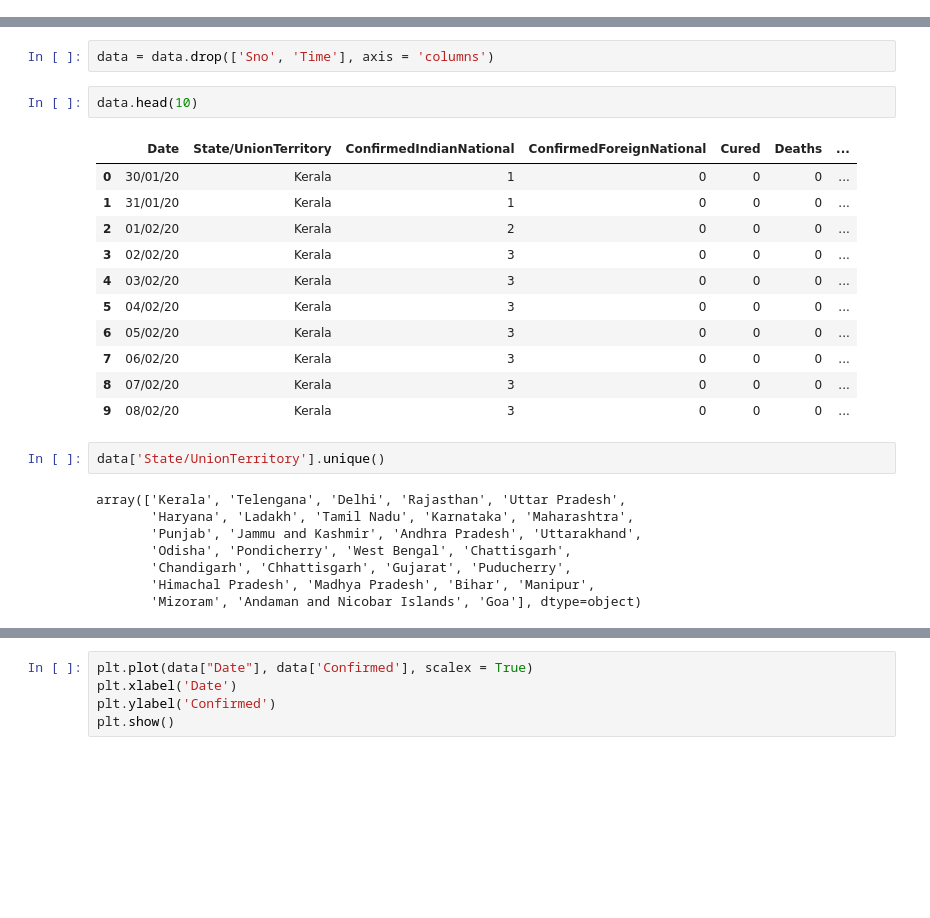
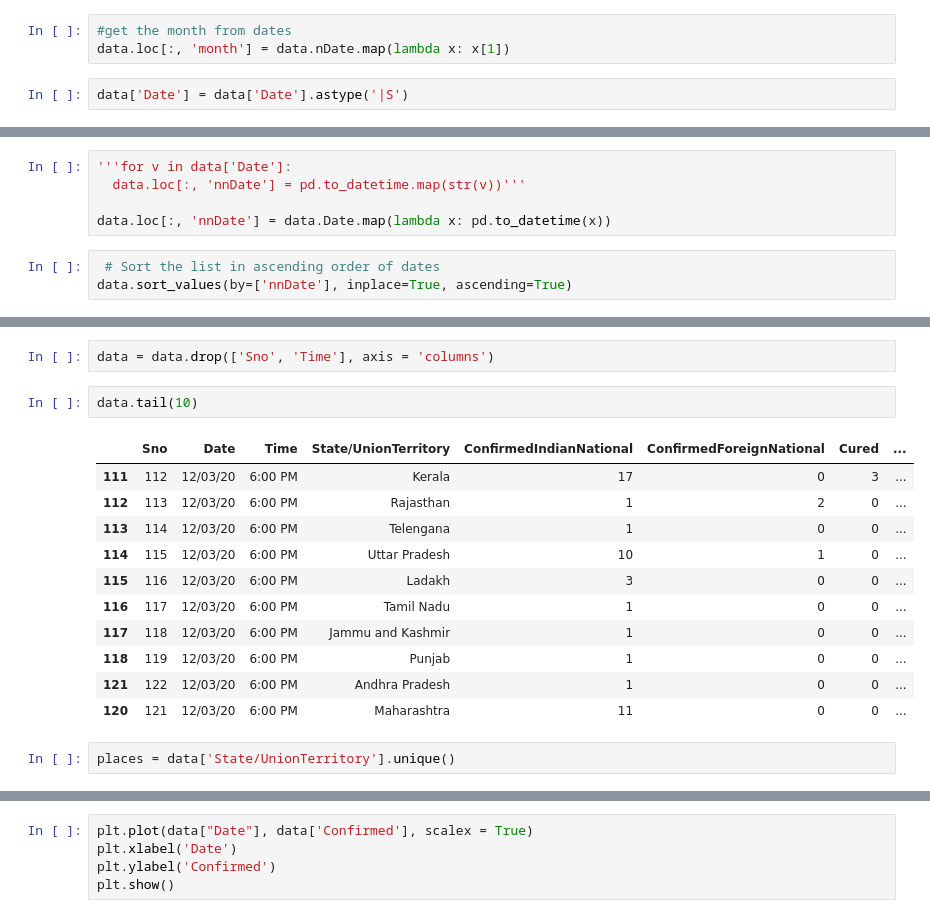
Before and after one commit to Kartik-Chaurasiya/Machine-Learning, a Jupyter notebook: IND_Corona.ipynb, the cells around one changed output, grey strips where cells are left out. Drawn from its saved outputs; the diff is of its cells as text; blank space fills up the shorter version.

```diff
--- a/IND_Corona.ipynb
+++ b/IND_Corona.ipynb
@@ -64,3 +76,8 @@ data.shape
+# %%
+#get the month from dates
+data.loc[:, 'month'] = data.nDate.map(lambda x: x[1])
+# %%
+data['Date'] = data['Date'].astype('|S')
 # %%
 data.info()
 # %% [output]
@@ -91,4 +112,12 @@ Cured                       0
 Deaths                      0
 Confirmed                   0
 dtype: int64
+# %%
+'''for v in data['Date']:
+  data.loc[:, 'nnDate'] = pd.to_datetime.map(str(v))'''
+
+data.loc[:, 'nnDate'] = data.Date.map(lambda x: pd.to_datetime(x))
+# %%
+ # Sort the list in ascending order of dates
+data.sort_values(by=['nnDate'], inplace=True, ascending=True)
 # %%
@@ -108,26 +139,18 @@ data.head(10)
 # %%
 data = data.drop(['Sno', 'Time'], axis = 'columns')
 # %%
-data.head(10)
+data.tail(10)
 # %% [output]
-|  | Date | State/UnionTerritory | ConfirmedIndianNational | ConfirmedForeignNational | Cured | Deaths | ... |
-| 0 | 30/01/20 | Kerala | 1 | 0 | 0 | 0 | ... |
-| 1 | 31/01/20 | Kerala | 1 | 0 | 0 | 0 | ... |
-| 2 | 01/02/20 | Kerala | 2 | 0 | 0 | 0 | ... |
-| 3 | 02/02/20 | Kerala | 3 | 0 | 0 | 0 | ... |
-| 4 | 03/02/20 | Kerala | 3 | 0 | 0 | 0 | ... |
-| 5 | 04/02/20 | Kerala | 3 | 0 | 0 | 0 | ... |
-| 6 | 05/02/20 | Kerala | 3 | 0 | 0 | 0 | ... |
-| 7 | 06/02/20 | Kerala | 3 | 0 | 0 | 0 | ... |
-| 8 | 07/02/20 | Kerala | 3 | 0 | 0 | 0 | ... |
-| 9 | 08/02/20 | Kerala | 3 | 0 | 0 | 0 | ... |
+|  | Sno | Date | Time | State/UnionTerritory | ConfirmedIndianNational | ConfirmedForeignNational | Cured | ... |
+| 111 | 112 | 12/03/20 | 6:00 PM | Kerala | 17 | 0 | 3 | ... |
+| 112 | 113 | 12/03/20 | 6:00 PM | Rajasthan | 1 | 2 | 0 | ... |
+| 113 | 114 | 12/03/20 | 6:00 PM | Telengana | 1 | 0 | 0 | ... |
+| 114 | 115 | 12/03/20 | 6:00 PM | Uttar Pradesh | 10 | 1 | 0 | ... |
+| 115 | 116 | 12/03/20 | 6:00 PM | Ladakh | 3 | 0 | 0 | ... |
+| 116 | 117 | 12/03/20 | 6:00 PM | Tamil Nadu | 1 | 0 | 0 | ... |
+| 117 | 118 | 12/03/20 | 6:00 PM | Jammu and Kashmir | 1 | 0 | 0 | ... |
+| 118 | 119 | 12/03/20 | 6:00 PM | Punjab | 1 | 0 | 0 | ... |
+| 121 | 122 | 12/03/20 | 6:00 PM | Andhra Pradesh | 1 | 0 | 0 | ... |
+| 120 | 121 | 12/03/20 | 6:00 PM | Maharashtra | 11 | 0 | 0 | ... |
 # %%
-data['State/UnionTerritory'].unique()
+places = data['State/UnionTerritory'].unique()
-# %% [output]
-array(['Kerala', 'Telengana', 'Delhi', 'Rajasthan', 'Uttar Pradesh',
-       'Haryana', 'Ladakh', 'Tamil Nadu', 'Karnataka', 'Maharashtra',
-       'Punjab', 'Jammu and Kashmir', 'Andhra Pradesh', 'Uttarakhand',
-       'Odisha', 'Pondicherry', 'West Bengal', 'Chattisgarh',
-       'Chandigarh', 'Chhattisgarh', 'Gujarat', 'Puducherry',
-       'Himachal Pradesh', 'Madhya Pradesh', 'Bihar', 'Manipur',
-       'Mizoram', 'Andaman and Nicobar Islands', 'Goa'], dtype=object)
```
Also changed, not shown: parts of 8 cells of this notebook.
